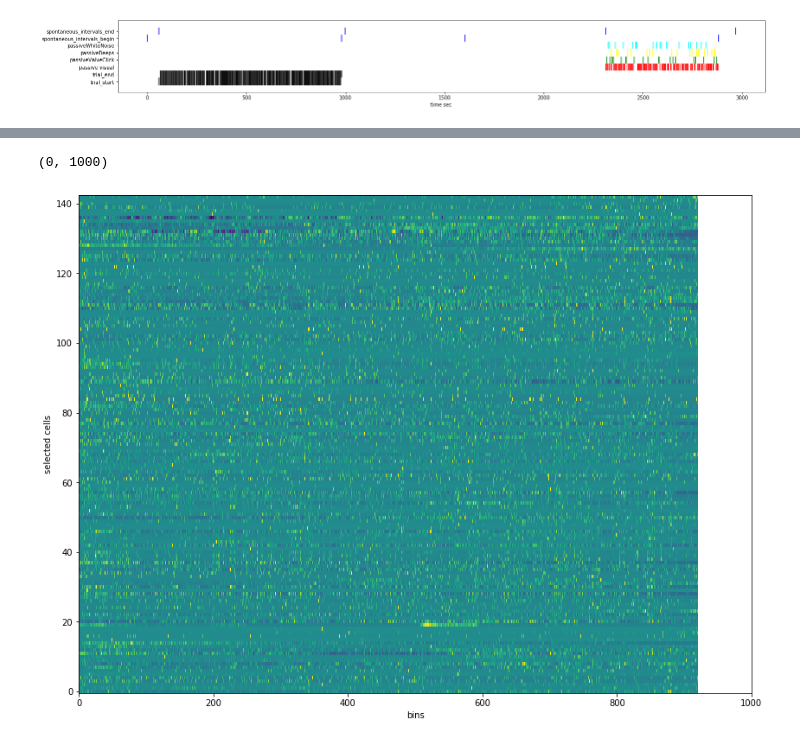
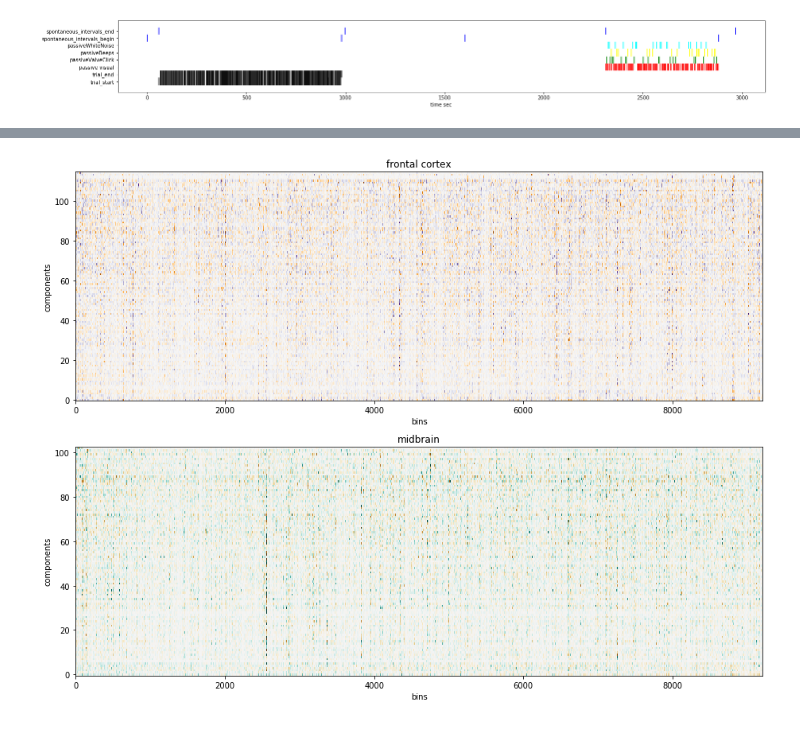
Before and after one commit to mariakesa/ConnectedLizards_NeuroMatch2020, a Jupyter notebook: data_overview_JS.ipynb, the cells around one changed output, grey strips where cells are left out. Saved outputs shown, nothing was run; the diff lists cells and outputs as text; code cells hidden in the pictures.

```diff
--- a/data_overview_JS.ipynb
+++ b/data_overview_JS.ipynb
@@ -662,16 +568,0 @@ FigTimeSeriesAx.set_xlim(0, 1000)
-# %%
-
-MyMat= Task_MidbrainCircuit_Matrix
-FigTimeSeries = plt.figure() # initializing figure TimeSeries
-FigTimeSeriesAx = FigTimeSeries.add_axes([2.1, .1, 1.8, 2])
-MaxOfRows = np.max(MyMat, axis=1);
-Normalizationfordisplay = MyMat/MaxOfRows[:,None]
-FigTimeSeriesAx.imshow(Normalizationfordisplay)
-FigTimeSeriesAx.axis('tight')
-FigTimeSeriesAx.set_ylabel('selected cells')
-FigTimeSeriesAx.set_xlabel('bins')
-FigTimeSeriesAx.invert_yaxis()
-FigTimeSeriesAx.set_xlim(0, 1000)
-# %% [output]
-(0, 1000)
-[figure, removed]
@@ -679,0 +569,30 @@ from scipy import stats
+# %%
+## VISUALIZING THE PCA MATRICES
+predictor_mat = pca_model_frontal.components_
+MaxOfRows = np.max(abs(predictor_mat), axis=1);
+Normalizationfordisplay = predictor_mat/MaxOfRows[:,None]
+FigTimeSeries = plt.figure() # initializing figure TimeSeries
+FigTimeSeriesAx = FigTimeSeries.add_axes([0, 0, 2, 1])
+# FigTimeSeriesAx.imshow(pca_model_frontal.components_)
+FigTimeSeriesAx.imshow(Normalizationfordisplay, cmap='PuOr')
+FigTimeSeriesAx.axis('tight')
+FigTimeSeriesAx.set_ylabel('components')
+FigTimeSeriesAx.set_xlabel('bins')
+FigTimeSeriesAx.set_title('frontal cortex')
+FigTimeSeriesAx.invert_yaxis()
+# FigTimeSeriesAx.set_xlim(0, 1000)
+
+predicted_mat = pca_model_midbrain.components_
+MaxOfRows = np.max(abs(predicted_mat), axis=1);
+Normalizationfordisplay = predicted_mat/MaxOfRows[:,None]
+FigTimeSeriesAx2 = FigTimeSeries.add_axes([0, -1.2, 2, 1])
+# FigTimeSeriesAx.imshow(pca_model_midbrain.components_)
+FigTimeSeriesAx2.imshow(Normalizationfordisplay, cmap='BrBG')
+FigTimeSeriesAx2.axis('tight')
+FigTimeSeriesAx2.set_ylabel('components')
+FigTimeSeriesAx2.set_xlabel('bins')
+FigTimeSeriesAx2.set_title('midbrain')
+FigTimeSeriesAx2.invert_yaxis()
+# FigTimeSeriesAx2.set_xlim(0, 1000)
+# %% [output]
+[figure, added]
```
Also changed, not shown: parts of 17 cells of this notebook.
